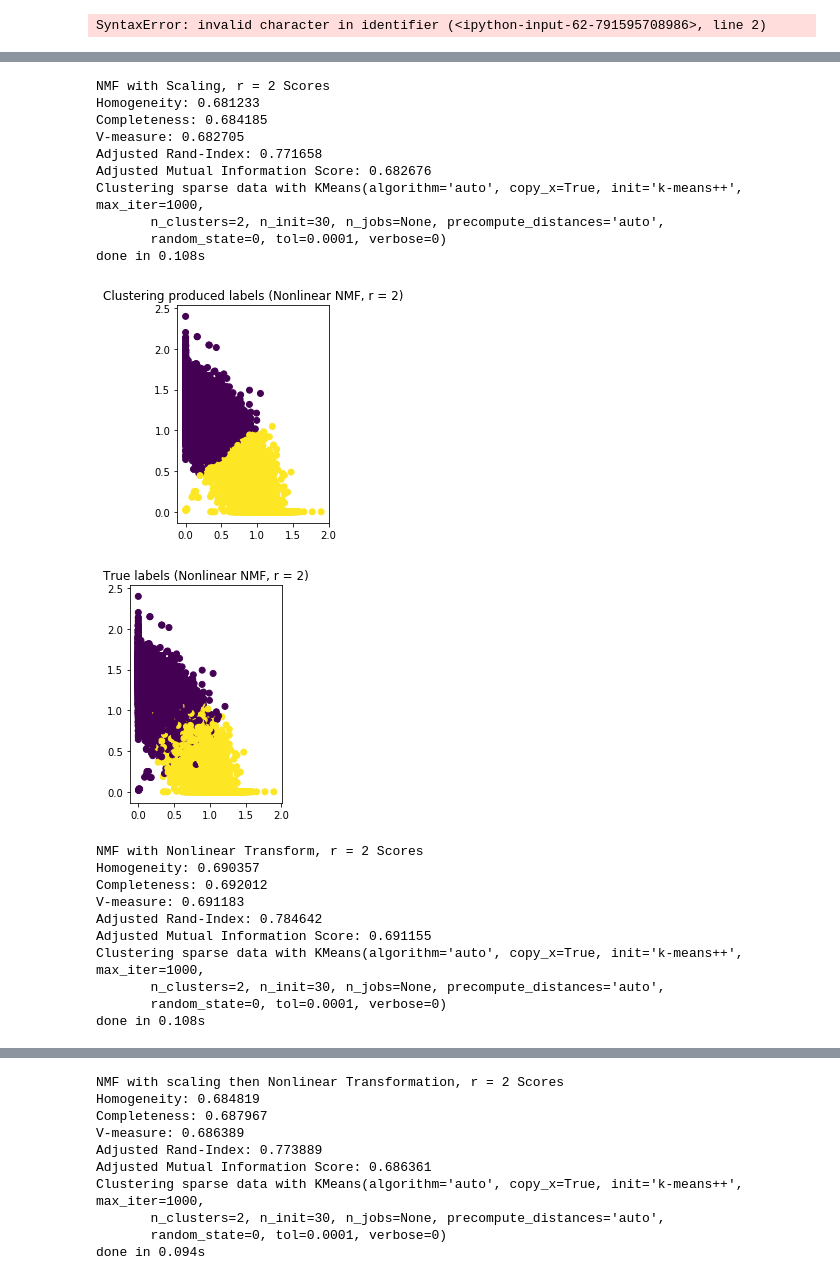
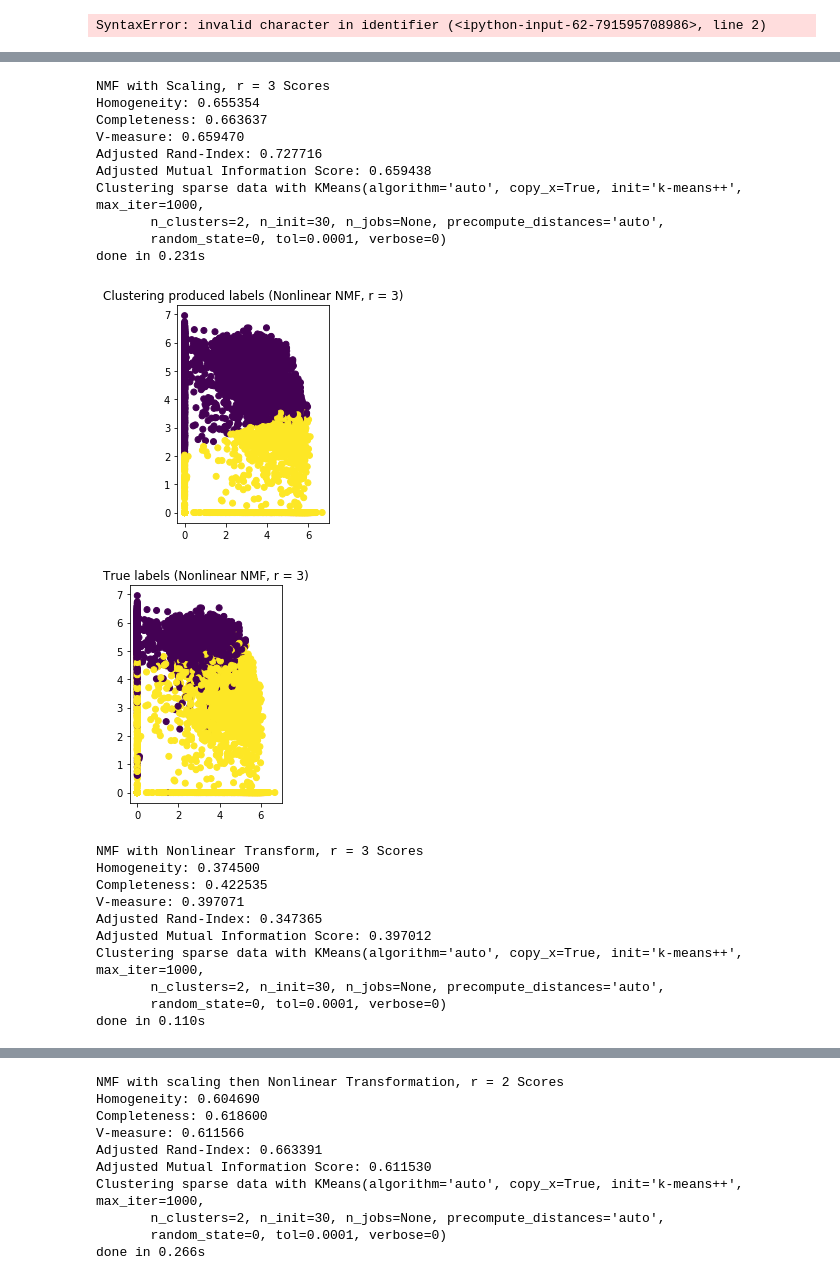
Before and after one commit to ryanch1/data-mining, a Jupyter notebook: Project2Q1Q10.ipynb, the cells around one changed output, grey strips where cells are left out. Drawn from its saved outputs; the diff is of its cells as text; code cells hidden in the pictures.

```diff
--- a/Project2Q1Q10.ipynb
+++ b/Project2Q1Q10.ipynb
@@ -459,14 +459,14 @@ Adjusted Mutual Information Score: 0.000203
 from sklearn import preprocessing
 
 
-def nonlinear_transform(dimension_reduced_data, C=0.01):
+def nonlinear_transform(dimension_reduced_data, C=0.0001):
     intermediate = np.log(np.abs(dimension_reduced_data) + C) - np.log(C)
     return np.sign(dimension_reduced_data) * intermediate
 
 #no scaling, no transform already done
 
 #scaling, no transform
-nmf_settings = NMF(n_components=2, init='random', random_state=0)
+nmf_settings = NMF(n_components=3, init='random', random_state=0)
 optimal_full_nmf_matrix = nmf_settings.fit_transform(full_tfidf)
 optimal_scaled_NMF = preprocessing.scale(optimal_full_nmf_matrix)
 km_nmf = KMeans(n_clusters=2, random_state=0, max_iter=1000, n_init=30)
@@ -475,9 +475,9 @@ t0 = time.time()
 km_nmf.fit(optimal_scaled_NMF)
 print("done in %0.3fs" % (time.time() - t0))
 
-plot_kmeans_clusters(optimal_scaled_NMF, km_nmf.labels_, full_data_class, 'Scaled NMF, r = 2')
+plot_kmeans_clusters(optimal_scaled_NMF, km_nmf.labels_, full_data_class, 'Scaled NMF, r = 3')
 
-print("NMF with Scaling, r = 2 Scores")
+print("NMF with Scaling, r = 3 Scores")
 print("Homogeneity: %0.6f" % metrics.homogeneity_score(full_data_class, km_nmf.labels_))
 print("Completeness: %0.6f" % metrics.completeness_score(full_data_class, km_nmf.labels_))
 print("V-measure: %0.6f" % metrics.v_measure_score(full_data_class, km_nmf.labels_))
@@ -486,16 +486,16 @@ print("Adjusted Mutual Information Score: %.6f" % metrics.adjusted_mutual_info_s
 
 
 #transform, no scaling
-optimal_transf_NMF = nonlinear_transform(optimal_full_nmf_matrix, C=0.01)
+optimal_transf_NMF = nonlinear_transform(optimal_full_nmf_matrix, C=0.0001)
 
 print("Clustering sparse data with %s" % km_nmf)
 t0 = time.time()
 km_nmf.fit(optimal_transf_NMF)
 print("done in %0.3fs" % (time.time() - t0))
 
-plot_kmeans_clusters(optimal_transf_NMF, km_nmf.labels_, full_data_class, 'Nonlinear NMF, r = 2')
+plot_kmeans_clusters(optimal_transf_NMF, km_nmf.labels_, full_data_class, 'Nonlinear NMF, r = 3')
 
-print("NMF with Nonlinear Transform, r = 2 Scores")
+print("NMF with Nonlinear Transform, r = 3 Scores")
 print("Homogeneity: %0.6f" % metrics.homogeneity_score(full_data_class, km_nmf.labels_))
 print("Completeness: %0.6f" % metrics.completeness_score(full_data_class, km_nmf.labels_))
 print("V-measure: %0.6f" % metrics.v_measure_score(full_data_class, km_nmf.labels_))
@@ -504,14 +504,14 @@ print("Adjusted Mutual Information Score: %.6f" % metrics.adjusted_mutual_info_s
 
 #scaling, then transform
 
-optimal_scale_transf_NMF = nonlinear_transform(optimal_scaled_NMF, C=0.01)
+optimal_scale_transf_NMF = nonlinear_transform(optimal_scaled_NMF, C=0.0001)
 
 print("Clustering sparse data with %s" % km_nmf)
 t0 = time.time()
 km_nmf.fit(optimal_scale_transf_NMF)
 print("done in %0.3fs" % (time.time() - t0))
 
-plot_kmeans_clusters(optimal_scale_transf_NMF, km_nmf.labels_, full_data_class, 'Scaled, Nonlinear NMF, r = 2')
+plot_kmeans_clusters(optimal_scale_transf_NMF, km_nmf.labels_, full_data_class, 'Scaled, Nonlinear NMF, r = 3')
 
 print("NMF with scaling then Nonlinear Transformation, r = 2 Scores")
 print("Homogeneity: %0.6f" % metrics.homogeneity_score(full_data_class, km_nmf.labels_))
@@ -531,9 +531,9 @@ t0 = time.time()
 km_nmf.fit(optimal_transf_sc_NMF)
 print("done in %0.3fs" % (time.time() - t0))
 
-plot_kmeans_clusters(optimal_transf_sc_NMF, km_nmf.labels_, full_data_class, 'Nonlinear, Scaled NMF, r = 2')
+plot_kmeans_clusters(optimal_transf_sc_NMF, km_nmf.labels_, full_data_class, 'Nonlinear, Scaled NMF, r = 3')
 
-print("NMF with Nonlinear Transform then scaling, r = 2 Scores")
+print("NMF with Nonlinear Transform then scaling, r = 3 Scores")
 print("Homogeneity: %0.6f" % metrics.homogeneity_score(full_data_class, km_nmf.labels_))
 print("Completeness: %0.6f" % metrics.completeness_score(full_data_class, km_nmf.labels_))
 print("V-measure: %0.6f" % metrics.v_measure_score(full_data_class, km_nmf.labels_))
@@ -549,22 +549,22 @@ done in 0.136s
-NMF with Scaling, r = 2 Scores
-Homogeneity: 0.681233
-Completeness: 0.684185
-V-measure: 0.682705
-Adjusted Rand-Index: 0.771658
-Adjusted Mutual Information Score: 0.682676
+NMF with Scaling, r = 3 Scores
+Homogeneity: 0.655354
+Completeness: 0.663637
+V-measure: 0.659470
+Adjusted Rand-Index: 0.727716
+Adjusted Mutual Information Score: 0.659438
 Clustering sparse data with KMeans(algorithm='auto', copy_x=True, init='k-means++', max_iter=1000,
        n_clusters=2, n_init=30, n_jobs=None, precompute_distances='auto',
        random_state=0, tol=0.0001, verbose=0)
-done in 0.108s
+done in 0.231s
-[figure, old version]
+[figure, new version]
-[figure, old version]
+[figure, new version]
-NMF with Nonlinear Transform, r = 2 Scores
-Homogeneity: 0.690357
-Completeness: 0.692012
-V-measure: 0.691183
-Adjusted Rand-Index: 0.784642
-Adjusted Mutual Information Score: 0.691155
+NMF with Nonlinear Transform, r = 3 Scores
+Homogeneity: 0.374500
+Completeness: 0.422535
+V-measure: 0.397071
+Adjusted Rand-Index: 0.347365
+Adjusted Mutual Information Score: 0.397012
 Clustering sparse data with KMeans(algorithm='auto', copy_x=True, init='k-means++', max_iter=1000,
        n_clusters=2, n_init=30, n_jobs=None, precompute_distances='auto',
        random_state=0, tol=0.0001, verbose=0)
-done in 0.108s
+done in 0.110s
@@ -573,10 +573,10 @@ done in 0.108s
 NMF with scaling then Nonlinear Transformation, r = 2 Scores
-Homogeneity: 0.684819
-Completeness: 0.687967
-V-measure: 0.686389
-Adjusted Rand-Index: 0.773889
-Adjusted Mutual Information Score: 0.686361
+Homogeneity: 0.604690
+Completeness: 0.618600
+V-measure: 0.611566
+Adjusted Rand-Index: 0.663391
+Adjusted Mutual Information Score: 0.611530
 Clustering sparse data with KMeans(algorithm='auto', copy_x=True, init='k-means++', max_iter=1000,
        n_clusters=2, n_init=30, n_jobs=None, precompute_distances='auto',
        random_state=0, tol=0.0001, verbose=0)
-done in 0.094s
+done in 0.266s
```
Also changed, not shown: parts of 6 cells of this notebook.
